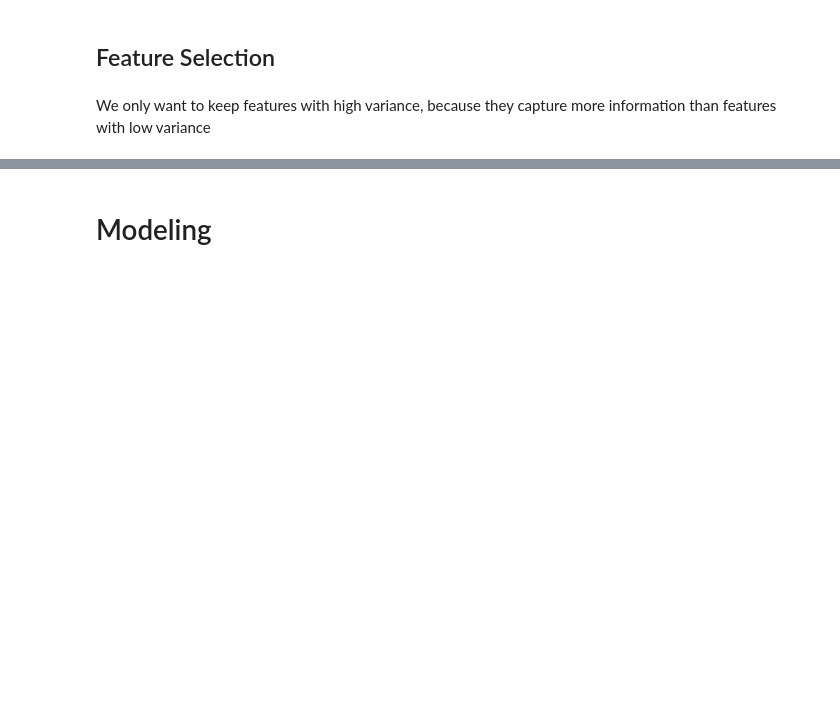
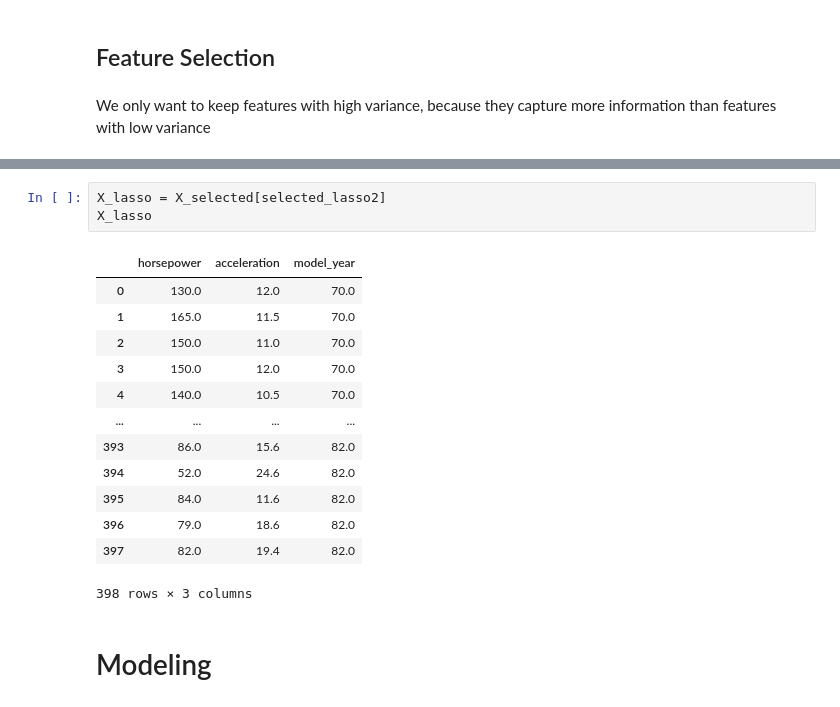
Before and after one commit to blk31/INNGA_Bonus, a Jupyter notebook: Bonus4/notebook2.ipynb, the cells around one changed output, grey strips where cells are left out. Saved outputs shown, nothing was run; the diff lists cells and outputs as text; blank space fills up the shorter version.

```diff
--- a/Bonus4/notebook2.ipynb
+++ b/Bonus4/notebook2.ipynb
@@ -279,3 +291,20 @@ Selected features by Lasso: ['mpg', 'cylinders', 'acceleration', 'model_year', '
+# %%
+X_lasso = X_selected[selected_lasso2]
+X_lasso
+# %% [output]
+|  | horsepower | acceleration | model_year |
+| 0 | 130.0 | 12.0 | 70.0 |
+| 1 | 165.0 | 11.5 | 70.0 |
+| 2 | 150.0 | 11.0 | 70.0 |
+| 3 | 150.0 | 12.0 | 70.0 |
+| 4 | 140.0 | 10.5 | 70.0 |
+| ... | ... | ... | ... |
+| 393 | 86.0 | 15.6 | 82.0 |
+| 394 | 52.0 | 24.6 | 82.0 |
+| 395 | 84.0 | 11.6 | 82.0 |
+| 396 | 79.0 | 18.6 | 82.0 |
+| 397 | 82.0 | 19.4 | 82.0 |
+398 rows × 3 columns
 # %% [markdown]
 <h1> Modeling </h1>
 # %%
```
Also changed, not shown: parts of 13 cells of this notebook, 1 other file.
